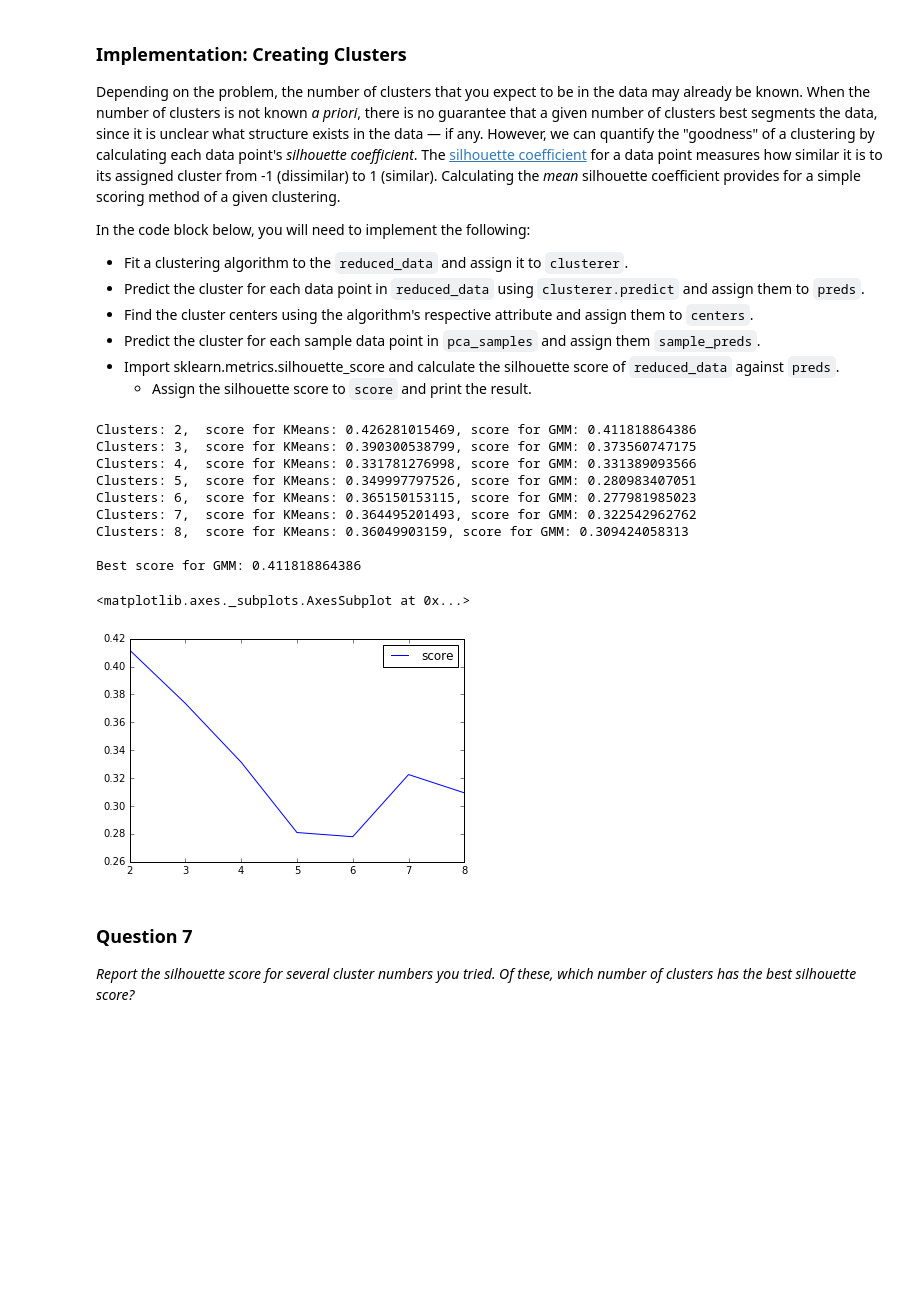
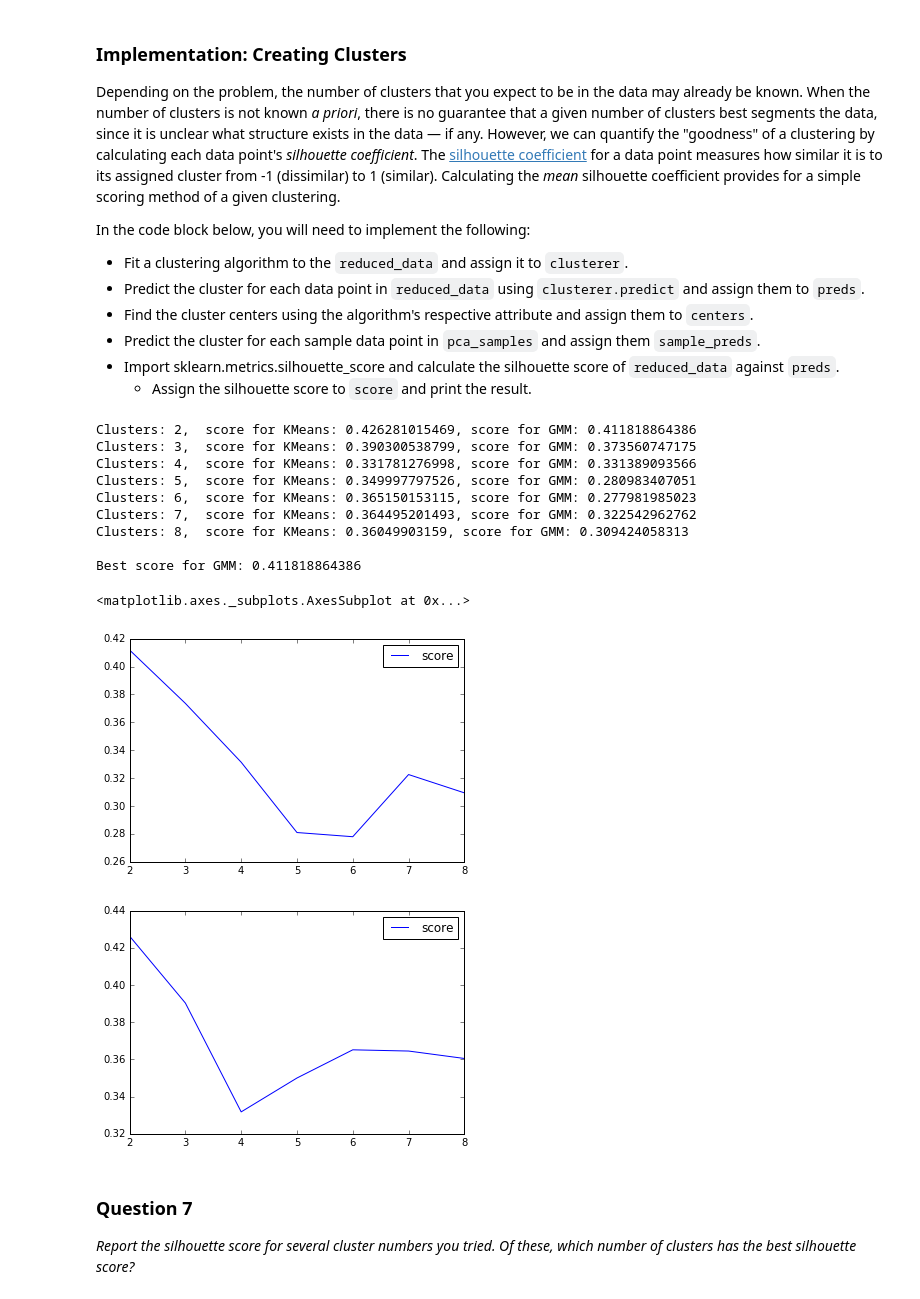
Before and after one commit to llathrop/creating_customer_segments, a Jupyter notebook: customer_segments.ipynb, the cells around one changed output. Cells and saved outputs as stored; diff of their text form; code cells hidden in the pictures; blank space fills up the shorter version.

Commit message:
feat: add graph for kmeans cluster scores

```diff
--- a/customer_segments.ipynb
+++ b/customer_segments.ipynb
@@ -463,29 +463,31 @@ print "scores calculated"
 # %%
 clusterer = clustererHigh
 preds = predsHigh
 centers = centersHigh
 score = highscore
 
 # TODO: Predict the cluster for each transformed sample data point
 sample_preds = clusterer.predict(pca_samples)
 
 for i in range(len(scoreKMeans)):
     print "Clusters: {}, ".format(clusterSizes[i]),"score for KMeans: {},".format(scoreKMeans[i]),"score for GMM: {}".format(scoreGMM[i])
 print "\nBest score for {}:".format(clusterer.__class__.__name__),score
 
 pd.DataFrame(scoreGMM,columns = ['score'], index=clusterSizes).plot()
+pd.DataFrame(scoreKMeans,columns = ['score'], index=clusterSizes).plot()
 # %% [output]
 Clusters: 2,  score for KMeans: 0.426281015469, score for GMM: 0.411818864386
 Clusters: 3,  score for KMeans: 0.390300538799, score for GMM: 0.373560747175
 Clusters: 4,  score for KMeans: 0.331781276998, score for GMM: 0.331389093566
 Clusters: 5,  score for KMeans: 0.349997797526, score for GMM: 0.280983407051
 Clusters: 6,  score for KMeans: 0.365150153115, score for GMM: 0.277981985023
 Clusters: 7,  score for KMeans: 0.364495201493, score for GMM: 0.322542962762
 Clusters: 8,  score for KMeans: 0.36049903159, score for GMM: 0.309424058313
 
 Best score for GMM: 0.411818864386
 <matplotlib.axes._subplots.AxesSubplot at 0x...>
 [figure]
+[figure, added]
 # %% [markdown]
 ### Question 7
 *Report the silhouette score for several cluster numbers you tried. Of these, which number of clusters has the best silhouette score?*
```
